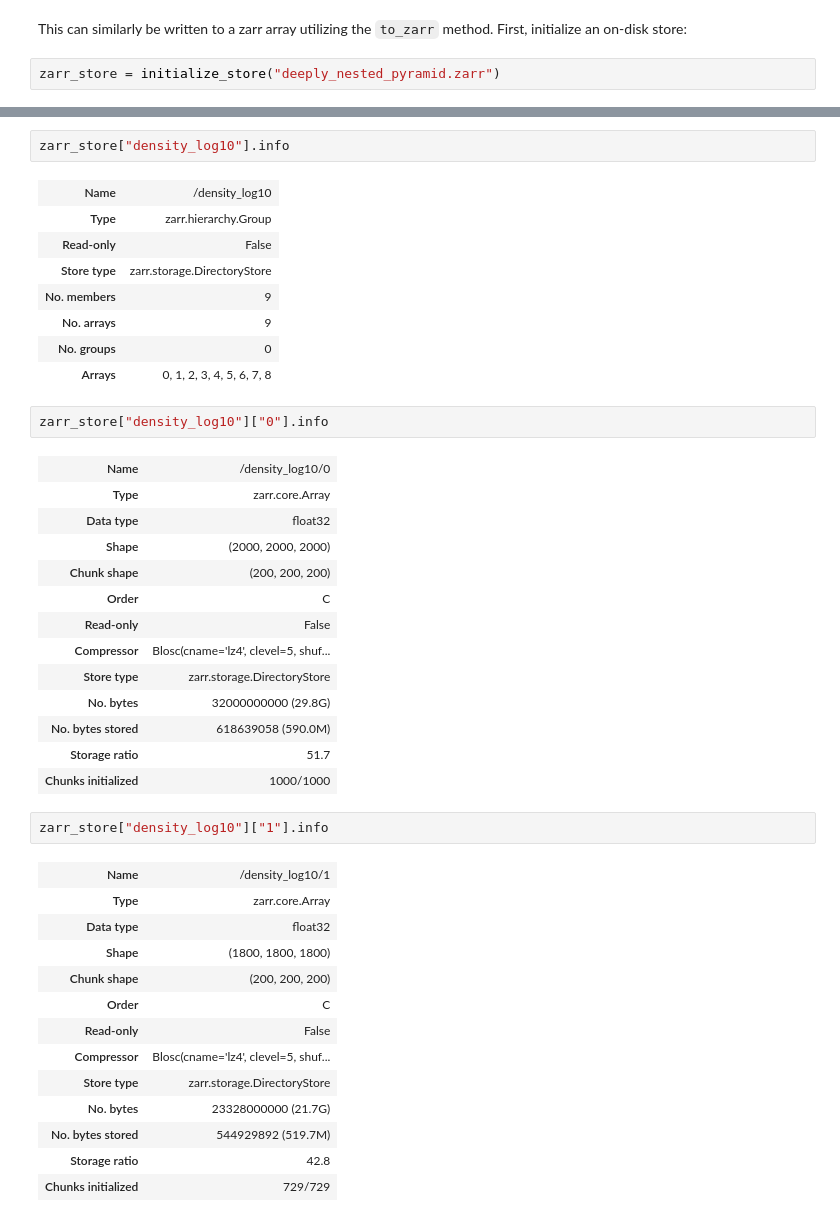
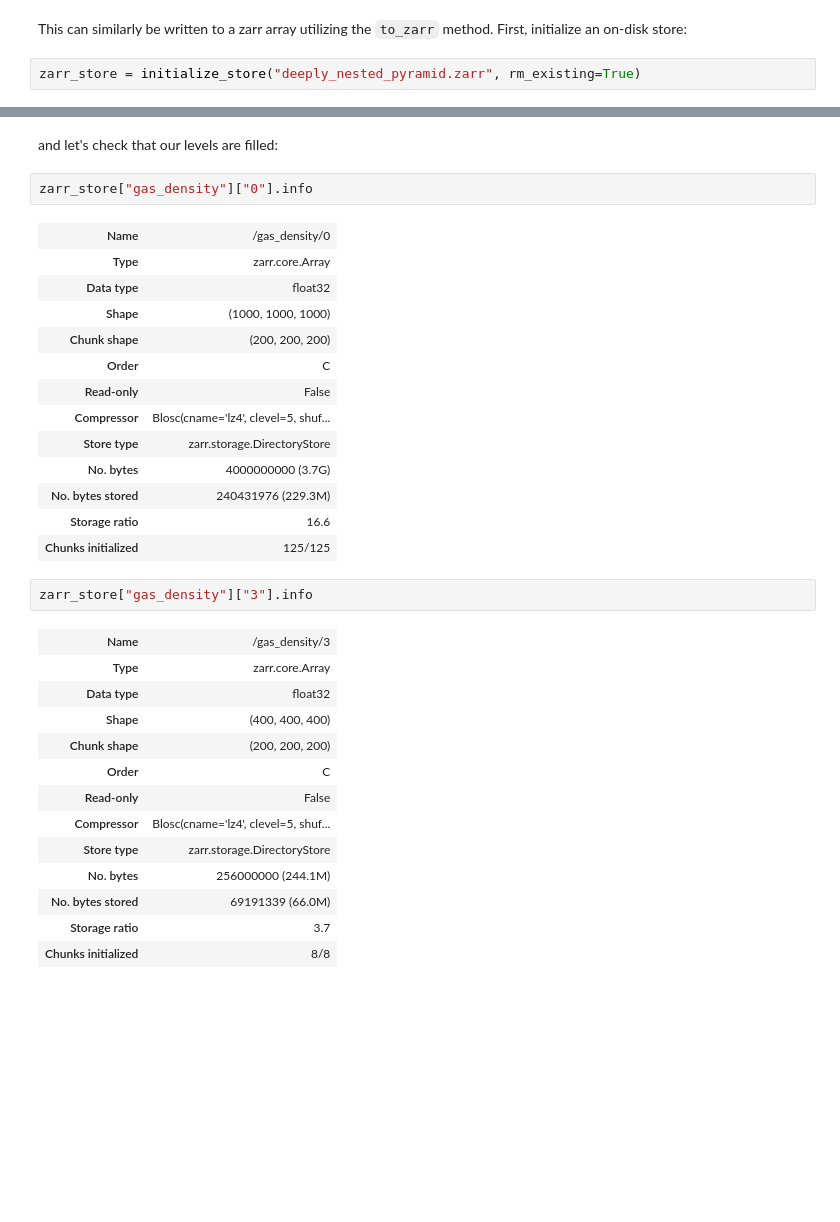
Before and after one commit to yt-project/yt_experiments, a Jupyter notebook: examples/tiled_grids_intro.ipynb, the cells around one changed output, grey strips where cells are left out. Cells and saved outputs as stored; diff of their text form; blank space fills up the shorter version.

Commit message:
notebook fully functional, added kwargs to pyramid to_arrays to pass down

```diff
--- a/examples/tiled_grids_intro.ipynb
+++ b/examples/tiled_grids_intro.ipynb
@@ -216,4 +217,4 @@ YTTiledArbitraryGrid with total shape of (1000, 1000, 1000) divided into 125 gri
 # %% [markdown]
 This can similarly be written to a zarr array utilizing the `to_zarr` method. First, initialize an on-disk store:
 # %%
-zarr_store = initialize_store("deeply_nested_pyramid.zarr")
+zarr_store = initialize_store("deeply_nested_pyramid.zarr", rm_existing=True)
@@ -235,43 +257,34 @@ AttributeError: 'YTArbitraryGridPyramid' object has no attribute 'to_zarr'
+# %% [markdown]
+and let's check that our levels are filled:
 # %%
-zarr_store["density_log10"].info
+zarr_store["gas_density"]["0"].info
 # %% [output]
-| Name | /density_log10 |
-| Type | zarr.hierarchy.Group |
+| Name | /gas_density/0 |
+| Type | zarr.core.Array |
+| Data type | float32 |
+| Shape | (1000, 1000, 1000) |
+| Chunk shape | (200, 200, 200) |
+| Order | C |
 | Read-only | False |
+| Compressor | Blosc(cname='lz4', clevel=5, shuf... |
 | Store type | zarr.storage.DirectoryStore |
-| No. members | 9 |
-| No. arrays | 9 |
-| No. groups | 0 |
-| Arrays | 0, 1, 2, 3, 4, 5, 6, 7, 8 |
+| No. bytes | 4000000000 (3.7G) |
+| No. bytes stored | 240431976 (229.3M) |
+| Storage ratio | 16.6 |
+| Chunks initialized | 125/125 |
 # %%
-zarr_store["density_log10"]["0"].info
+zarr_store["gas_density"]["3"].info
 # %% [output]
-| Name | /density_log10/0 |
+| Name | /gas_density/3 |
 | Type | zarr.core.Array |
 | Data type | float32 |
-| Shape | (2000, 2000, 2000) |
+| Shape | (400, 400, 400) |
 | Chunk shape | (200, 200, 200) |
 | Order | C |
 | Read-only | False |
 | Compressor | Blosc(cname='lz4', clevel=5, shuf... |
 | Store type | zarr.storage.DirectoryStore |
-| No. bytes | 32000000000 (29.8G) |
-| No. bytes stored | 618639058 (590.0M) |
-| Storage ratio | 51.7 |
-| Chunks initialized | 1000/1000 |
+| No. bytes | 256000000 (244.1M) |
+| No. bytes stored | 69191339 (66.0M) |
+| Storage ratio | 3.7 |
+| Chunks initialized | 8/8 |
-# %%
-zarr_store["density_log10"]["1"].info
-# %% [output]
-| Name | /density_log10/1 |
-| Type | zarr.core.Array |
-| Data type | float32 |
-| Shape | (1800, 1800, 1800) |
-| Chunk shape | (200, 200, 200) |
-| Order | C |
-| Read-only | False |
-| Compressor | Blosc(cname='lz4', clevel=5, shuf... |
-| Store type | zarr.storage.DirectoryStore |
-| No. bytes | 23328000000 (21.7G) |
-| No. bytes stored | 544929892 (519.7M) |
-| Storage ratio | 42.8 |
-| Chunks initialized | 729/729 |
```
Also changed, not shown: parts of 22 cells of this notebook, 1 other file.
